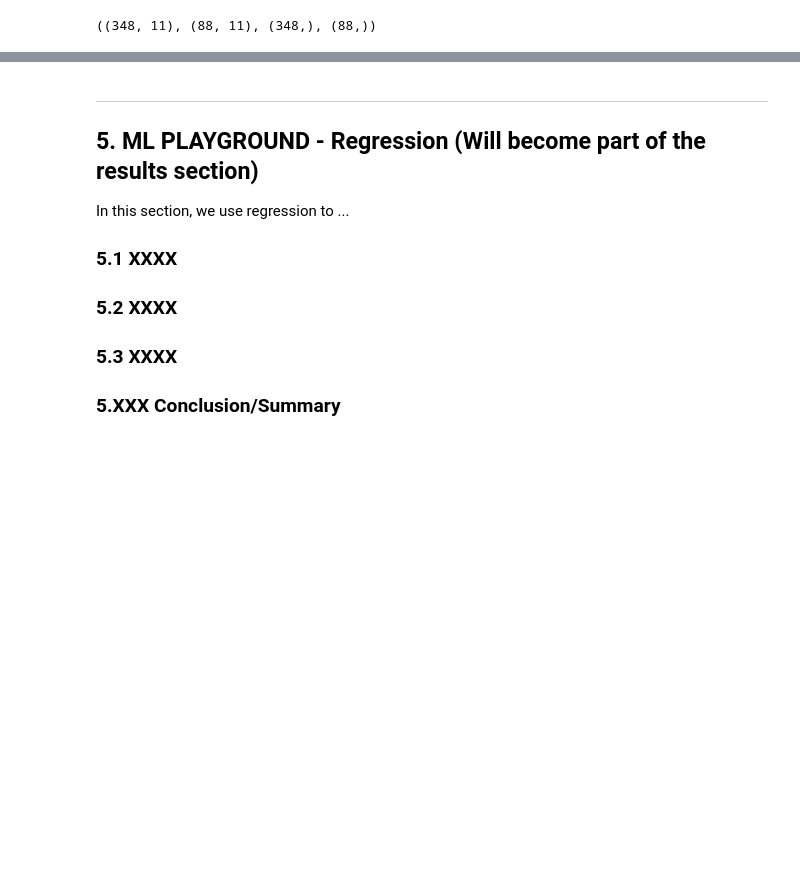
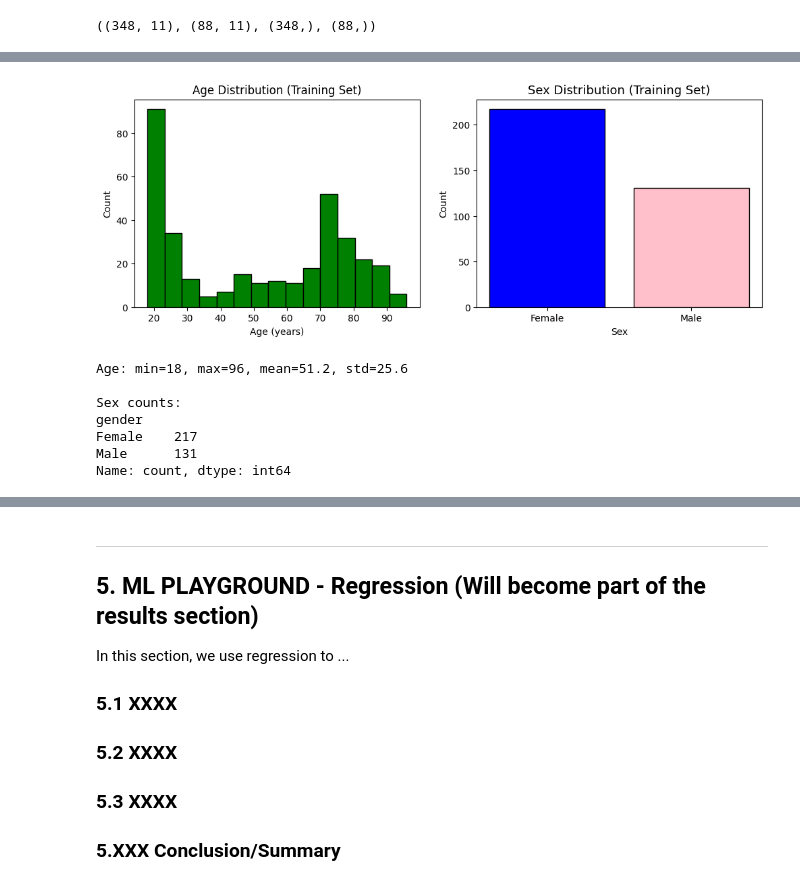
Before and after one commit to Carlos-PC05/FinalProjectCS-362, a Jupyter notebook: FinalReport_SP26_RV_PC_MASTERFILE.ipynb, the cells around one changed output, grey strips where cells are left out. Cells and saved outputs as stored; diff of their text form; code cells hidden in the pictures; blank space fills up the shorter version.

```diff
--- a/FinalReport_SP26_RV_PC_MASTERFILE.ipynb
+++ b/FinalReport_SP26_RV_PC_MASTERFILE.ipynb
@@ -470,0 +576,31 @@ etc.
+# %%
+fig, axes = plt.subplots(1, 2, figsize=(12, 4))
+
+# Age distribution
+axes[0].hist(mri_train_df['age'], bins=15, color='green', edgecolor='black')
+axes[0].set_title('Age Distribution (Training Set)')
+axes[0].set_xlabel('Age (years)')
+axes[0].set_ylabel('Count')
+
+# Sex distribution
+sex_counts = mri_train_df['gender'].value_counts()
+axes[1].bar(sex_counts.index, sex_counts.values,
+            color=['blue', 'pink'], edgecolor='black')
+axes[1].set_title('Sex Distribution (Training Set)', fontsize=13)
+axes[1].set_xlabel('Sex')
+axes[1].set_ylabel('Count')
+
+plt.show()
+
+print(f"Age: min={mri_train_df['age'].min()}, max={mri_train_df['age'].max()}, "
+      f"mean={mri_train_df['age'].mean():.1f}, std={mri_train_df['age'].std():.1f}")
+print(f"\nSex counts:\n{sex_counts}")
+# %% [output]
+[figure, added]
+Age: min=18, max=96, mean=51.2, std=25.6
+
+Sex counts:
+gender
+Female    217
+Male      131
+Name: count, dtype: int64
```
Also changed, not shown: parts of 19 cells of this notebook.
